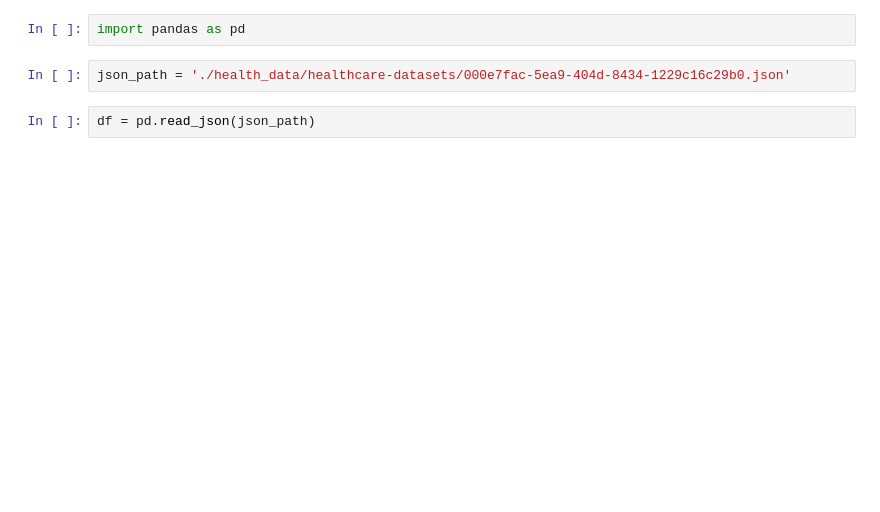
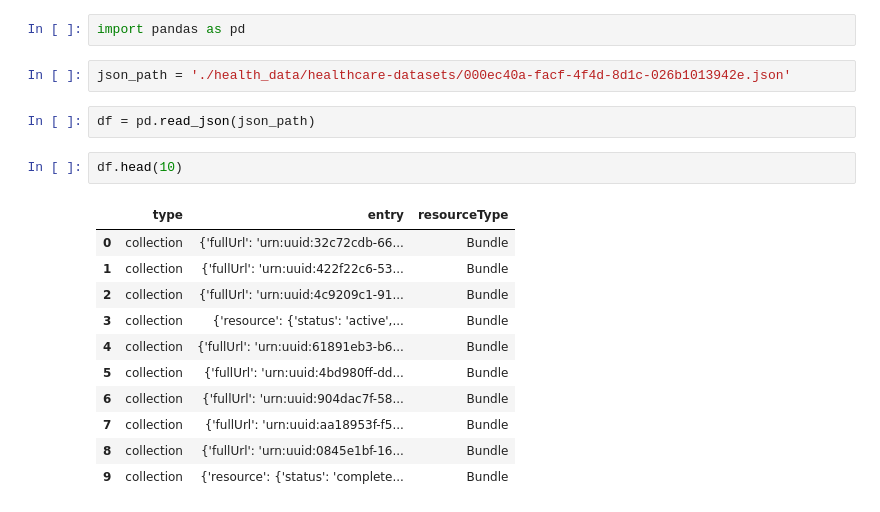
Before and after one commit to nischalmainali21/python_image_task, a Jupyter notebook: health_task/procedure.ipynb, the cells around one changed output. Cells and saved outputs as stored; diff of their text form; blank space fills up the shorter version.

```diff
--- a/health_task/procedure.ipynb
+++ b/health_task/procedure.ipynb
@@ -1,8 +1,22 @@
 # %%
 import pandas as pd
 # %%
-json_path = './health_data/healthcare-datasets/000e7fac-5ea9-404d-8434-1229c16c29b0.json'
+json_path = './health_data/healthcare-datasets/000ec40a-facf-4f4d-8d1c-026b1013942e.json'
 # %%
 df = pd.read_json(json_path)
+# %%
+df.head(10)
+# %% [output]
+|  | type | entry | resourceType |
+| 0 | collection | {'fullUrl': 'urn:uuid:32c72cdb-66... | Bundle |
+| 1 | collection | {'fullUrl': 'urn:uuid:422f22c6-53... | Bundle |
+| 2 | collection | {'fullUrl': 'urn:uuid:4c9209c1-91... | Bundle |
+| 3 | collection | {'resource': {'status': 'active',... | Bundle |
+| 4 | collection | {'fullUrl': 'urn:uuid:61891eb3-b6... | Bundle |
+| 5 | collection | {'fullUrl': 'urn:uuid:4bd980ff-dd... | Bundle |
+| 6 | collection | {'fullUrl': 'urn:uuid:904dac7f-58... | Bundle |
+| 7 | collection | {'fullUrl': 'urn:uuid:aa18953f-f5... | Bundle |
+| 8 | collection | {'fullUrl': 'urn:uuid:0845e1bf-16... | Bundle |
+| 9 | collection | {'resource': {'status': 'complete... | Bundle |
 # %%
 entries = pd.json_normalize(df['entry'])
```
Also changed, not shown: parts of 27 cells of this notebook, 1 other file.
